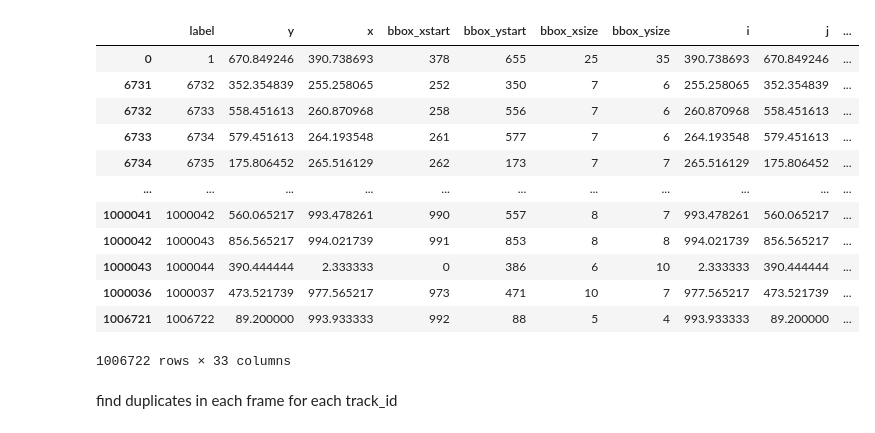
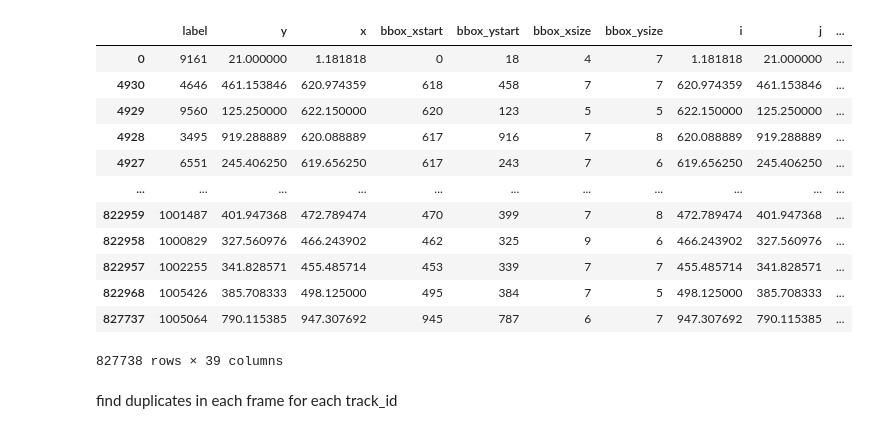
Before and after one commit to bpi-oxford/Cytotoxicity-Pipeline, a Jupyter notebook: notebooks/example_3.ipynb, the cells around one changed output. Saved outputs shown, nothing was run; the diff lists cells and outputs as text; code cells hidden in the pictures.

```diff
--- a/notebooks/example_3.ipynb
+++ b/notebooks/example_3.ipynb
@@ -11,28 +11,28 @@ from skimage import exposure
 import pandas as pd
 # %%
 # load tracks
-TRACK_PATH = "/mnt/Data/UTSE/2023_10_17_Nyeso1HCT116_1G4CD8_icam_FR10s_0p1mlperh/Tcell_tracks/tracks/tcell_tracks.csv"
+TRACK_PATH = "/mnt/Data/UTSE/2023_10_17_Nyeso1HCT116_1G4CD8_icam_FR10s_0p1mlperh/tracks/tcell_tracks/tracks/tcell_tracks_filtered.csv"
 
 FRAMES = 5
 
 tracks_df = pd.read_csv(TRACK_PATH)
 tracks_df = tracks_df.sort_values(by=["frame"])
 tracks_df.drop("Unnamed: 0", axis=1, inplace=True)
 tracks_df
 # %% [output]
 |  | label | y | x | bbox_xstart | bbox_ystart | bbox_xsize | bbox_ysize | i | j | ... |
-| 0 | 1 | 670.849246 | 390.738693 | 378 | 655 | 25 | 35 | 390.738693 | 670.849246 | ... |
-| 6731 | 6732 | 352.354839 | 255.258065 | 252 | 350 | 7 | 6 | 255.258065 | 352.354839 | ... |
-| 6732 | 6733 | 558.451613 | 260.870968 | 258 | 556 | 7 | 6 | 260.870968 | 558.451613 | ... |
-| 6733 | 6734 | 579.451613 | 264.193548 | 261 | 577 | 7 | 6 | 264.193548 | 579.451613 | ... |
-| 6734 | 6735 | 175.806452 | 265.516129 | 262 | 173 | 7 | 7 | 265.516129 | 175.806452 | ... |
+| 0 | 9161 | 21.000000 | 1.181818 | 0 | 18 | 4 | 7 | 1.181818 | 21.000000 | ... |
+| 4930 | 4646 | 461.153846 | 620.974359 | 618 | 458 | 7 | 7 | 620.974359 | 461.153846 | ... |
+| 4929 | 9560 | 125.250000 | 622.150000 | 620 | 123 | 5 | 5 | 622.150000 | 125.250000 | ... |
+| 4928 | 3495 | 919.288889 | 620.088889 | 617 | 916 | 7 | 8 | 620.088889 | 919.288889 | ... |
+| 4927 | 6551 | 245.406250 | 619.656250 | 617 | 243 | 7 | 6 | 619.656250 | 245.406250 | ... |
 | ... | ... | ... | ... | ... | ... | ... | ... | ... | ... | ... |
-| 1000041 | 1000042 | 560.065217 | 993.478261 | 990 | 557 | 8 | 7 | 993.478261 | 560.065217 | ... |
-| 1000042 | 1000043 | 856.565217 | 994.021739 | 991 | 853 | 8 | 8 | 994.021739 | 856.565217 | ... |
-| 1000043 | 1000044 | 390.444444 | 2.333333 | 0 | 386 | 6 | 10 | 2.333333 | 390.444444 | ... |
-| 1000036 | 1000037 | 473.521739 | 977.565217 | 973 | 471 | 10 | 7 | 977.565217 | 473.521739 | ... |
-| 1006721 | 1006722 | 89.200000 | 993.933333 | 992 | 88 | 5 | 4 | 993.933333 | 89.200000 | ... |
+| 822959 | 1001487 | 401.947368 | 472.789474 | 470 | 399 | 7 | 8 | 472.789474 | 401.947368 | ... |
+| 822958 | 1000829 | 327.560976 | 466.243902 | 462 | 325 | 9 | 6 | 466.243902 | 327.560976 | ... |
+| 822957 | 1002255 | 341.828571 | 455.485714 | 453 | 339 | 7 | 7 | 455.485714 | 341.828571 | ... |
+| 822968 | 1005426 | 385.708333 | 498.125000 | 495 | 384 | 7 | 5 | 498.125000 | 385.708333 | ... |
+| 827737 | 1005064 | 790.115385 | 947.307692 | 945 | 787 | 6 | 7 | 947.307692 | 790.115385 | ... |
-1006722 rows × 33 columns
+827738 rows × 39 columns
 # %% [markdown]
 find duplicates in each frame for each track_id
 # %%
```
Also changed, not shown: parts of 6 cells of this notebook, 1 other file.
